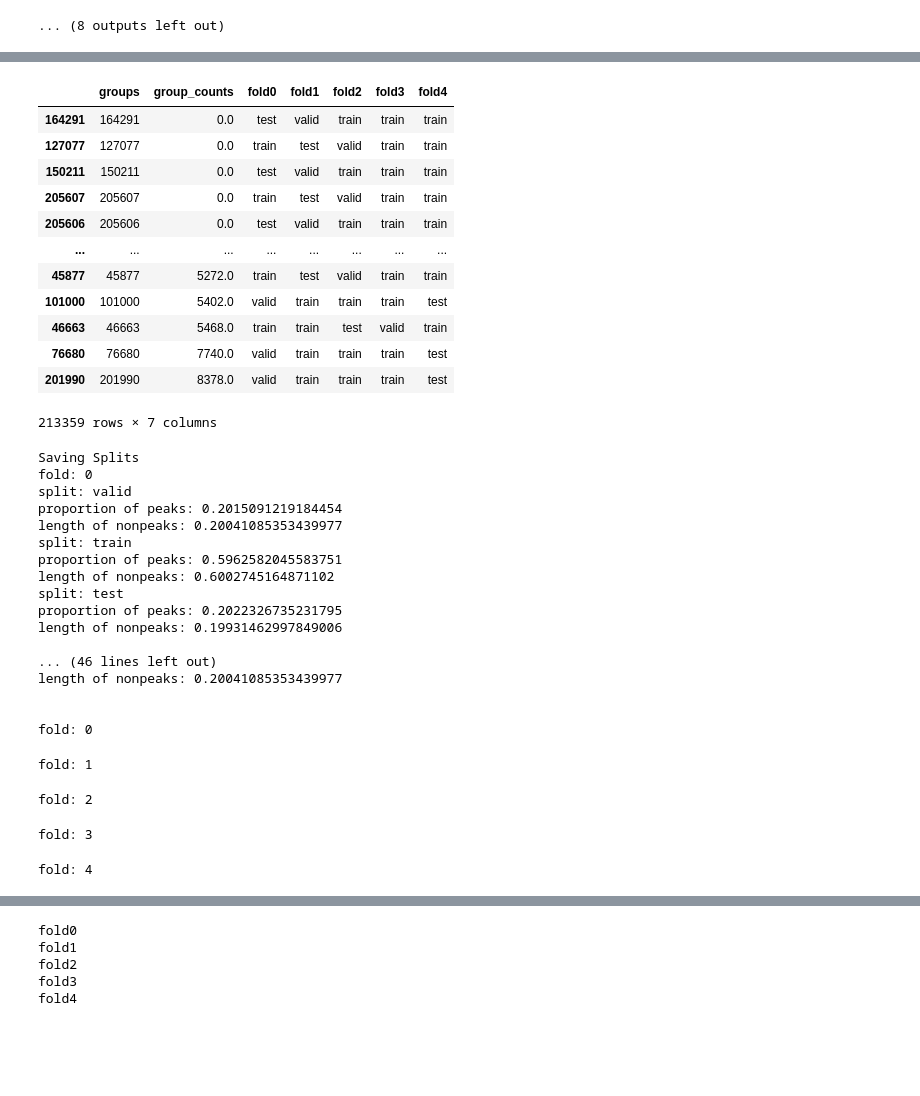
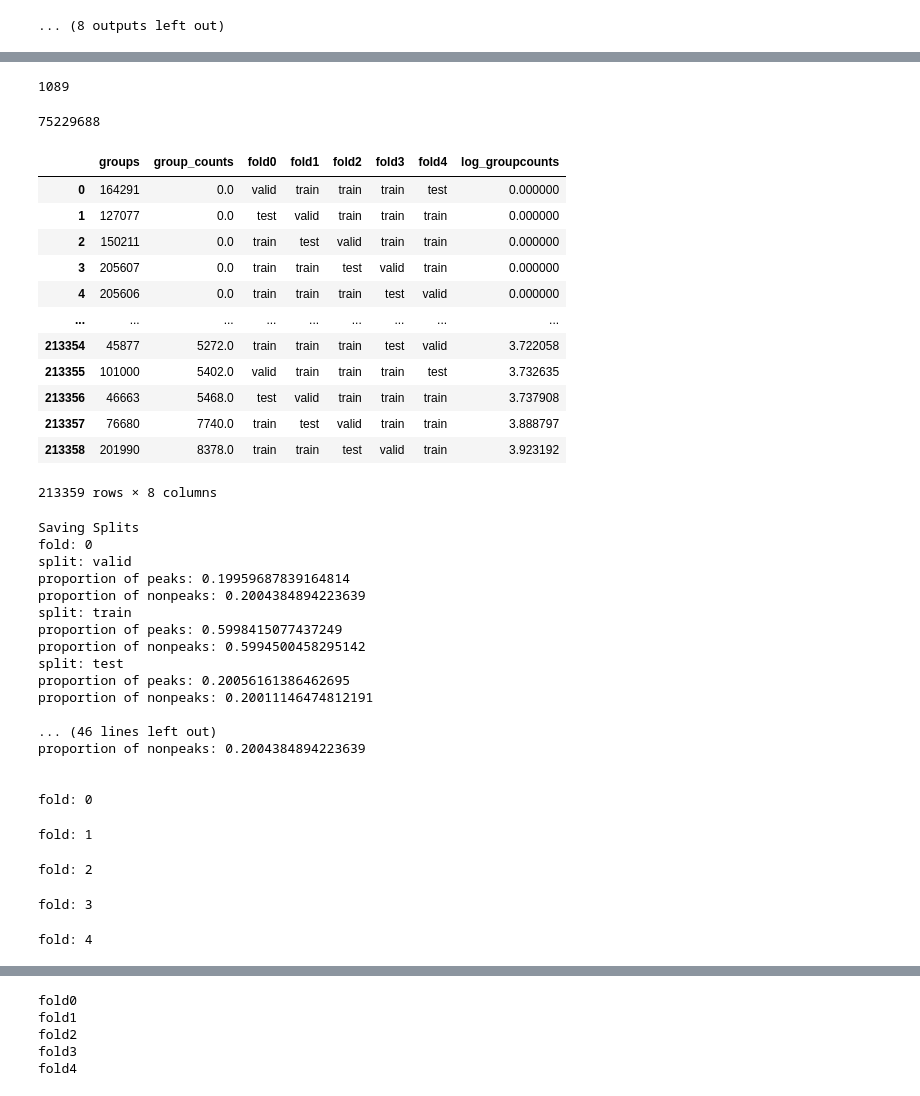
Before and after one commit to viramalingam/tf-atlas-pipeline, a Jupyter notebook: anvil/modeling/peak_wise_training_splits.ipynb, the cells around one changed output, grey strips where cells are left out. Drawn from its saved outputs; the diff is of its cells as text; code cells hidden in the pictures; blank space fills up the shorter version.

Commit message:
v1.6.4; bugfix; fixed the bug in the create_peak_wise_splits py file; it was not reseting the index, so the sorting by counts in not really working

```diff
--- a/anvil/modeling/peak_wise_training_splits.ipynb
+++ b/anvil/modeling/peak_wise_training_splits.ipynb
@@ -70,7 +70,7 @@ for group in group_dict:
         sum += labels
     group_counts.append(sum)
 group_df = pd.DataFrame({'groups': groups, 'group_counts': group_counts})
-group_df.sort_values(by='group_counts', inplace=True)
+group_df = group_df.sort_values(by='group_counts').reset_index(drop=True)
 # %% [output]
 Creating Splits
 # %%
@@ -134,3 +164,9 @@ fold: 2
+# %%
+75229688-75228599
+75229536+152
+# %% [output]
+1089
+75229688
 # %%
 # group_fold_dict = {}
 # for fold in range(number_of_folds):
@@ -168,63 +204,75 @@ output_path ="."
 print("Saving Splits")
 for fold in range(number_of_folds):
     print("fold:",fold)
     for split in ['valid','train','test']:
         temp_lst = [group_dict.get(key) for key in group_df['groups'][group_df[f"fold{fold}"]==split]]
         peak_indices = [i['ind'] for b in map(lambda x:[x] if not isinstance(x, list) else x, temp_lst) for i in b if i['region']=='peak']
         nonpeak_indices = [i['ind'] for b in map(lambda x:[x] if not isinstance(x, list) else x, temp_lst) for i in b if i['region']=='nonpeak']
         print("split:",split)
         print("proportion of peaks:",len(peak_indices)/len(peak_regions_df))
-        print("length of nonpeaks:",len(nonpeak_indices)/len(nonpeak_regions_df))
+        print("proportion of nonpeaks:",len(nonpeak_indices)/len(nonpeak_regions_df))
 
         # f = open(f"{output_path}/loci_{split}_indices_fold{fold}.txt", "w")
         # for items in peak_indices:
         #     f.writelines(str(items)+'\n')
         # f.close()
         # f = open(f"{output_path}/background_{split}_indices_fold{fold}.txt", "w")
         # for items in nonpeak_indices:
         #     f.writelines(str(items)+'\n')
         # f.close()
-        # nonpeak_regions_df.iloc[nonpeak_indices,0:10].to_csv(f"{output_path}/background_peaks_{split}_fold{fold}.bed",sep="\t",header=False,index=False)
-        # peak_regions_df.iloc[peak_indices,0:10].to_csv(f"{output_path}/peaks_{split}_fold{fold}.bed",sep="\t",header=False,index=False)
+        nonpeak_regions_slice_df = nonpeak_regions_df.iloc[nonpeak_indices,0:10]
+        nonpeak_regions_slice_df['pos']=nonpeak_regions_slice_df['start']+nonpeak_regions_slice_df['summit']
+        nonpeak_regions_slice_df['start']=nonpeak_regions_slice_df['pos']- int(inputlen//2) - int(max_jitter)
+        nonpeak_regions_slice_df['end']=nonpeak_regions_slice_df['pos']+ int(inputlen//2) + int(max_jitter)
+        nonpeak_regions_slice_df = nonpeak_regions_slice_df[nonpeak_regions_slice_df['start']>=0]
+
+        peak_regions_slice_df = peak_regions_df.iloc[peak_indices,0:10]
+        peak_regions_slice_df['pos']=peak_regions_slice_df['start']+peak_regions_slice_df['summit']
+        peak_regions_slice_df['start']=peak_regions_slice_df['pos']- int(inputlen//2) - int(max_jitter)
+        peak_regions_slice_df['end']=peak_regions_slice_df['pos']+ int(inputlen//2) + int(max_jitter)
+        peak_regions_slice_df = peak_regions_slice_df[peak_regions_slice_df['start']>=0]
+
+        nonpeak_regions_slice_df.iloc[:,0:10].to_csv(f"{output_path}/background_peaks_{split}_fold{fold}.bed",sep="\t",header=False,index=False)
+        peak_regions_slice_df.iloc[:,0:10].to_csv(f"{output_path}/peaks_{split}_fold{fold}.bed",sep="\t",header=False,index=False)
     print("\n")
 
 from plotnine import *
 group_df["log_groupcounts"]=np.log10(group_df["group_counts"]+1)
 for fold in range(number_of_folds):
     print("fold:",fold)
     plot = (ggplot(group_df,aes("log_groupcounts",color=f"fold{fold}"))
                     +stat_ecdf()
                     +theme_classic()
            )
     plot.save(f'fold{fold}_counts_histogram_plot.png')
 # %% [output]
-|  | groups | group_counts | fold0 | fold1 | fold2 | fold3 | fold4 |
-| 164291 | 164291 | 0.0 | test | valid | train | train | train |
-| 127077 | 127077 | 0.0 | train | test | valid | train | train |
-| 150211 | 150211 | 0.0 | test | valid | train | train | train |
-| 205607 | 205607 | 0.0 | train | test | valid | train | train |
-| 205606 | 205606 | 0.0 | test | valid | train | train | train |
-| ... | ... | ... | ... | ... | ... | ... | ... |
-| 45877 | 45877 | 5272.0 | train | test | valid | train | train |
-| 101000 | 101000 | 5402.0 | valid | train | train | train | test |
-| 46663 | 46663 | 5468.0 | train | train | test | valid | train |
-| 76680 | 76680 | 7740.0 | valid | train | train | train | test |
-| 201990 | 201990 | 8378.0 | valid | train | train | train | test |
+|  | groups | group_counts | fold0 | fold1 | fold2 | fold3 | fold4 | log_groupcounts |
+| 0 | 164291 | 0.0 | valid | train | train | train | test | 0.000000 |
+| 1 | 127077 | 0.0 | test | valid | train | train | train | 0.000000 |
+| 2 | 150211 | 0.0 | train | test | valid | train | train | 0.000000 |
+| 3 | 205607 | 0.0 | train | train | test | valid | train | 0.000000 |
+| 4 | 205606 | 0.0 | train | train | train | test | valid | 0.000000 |
+| ... | ... | ... | ... | ... | ... | ... | ... | ... |
+| 213354 | 45877 | 5272.0 | train | train | train | test | valid | 3.722058 |
+| 213355 | 101000 | 5402.0 | valid | train | train | train | test | 3.732635 |
+| 213356 | 46663 | 5468.0 | test | valid | train | train | train | 3.737908 |
+| 213357 | 76680 | 7740.0 | train | test | valid | train | train | 3.888797 |
+| 213358 | 201990 | 8378.0 | train | train | test | valid | train | 3.923192 |
-213359 rows × 7 columns
+213359 rows × 8 columns
 Saving Splits
 fold: 0
 split: valid
-proportion of peaks: 0.2015091219184454
-length of nonpeaks: 0.20041085353439977
+proportion of peaks: 0.19959687839164814
+proportion of nonpeaks: 0.2004384894223639
 split: train
-proportion of peaks: 0.5962582045583751
-length of nonpeaks: 0.6002745164871102
+proportion of peaks: 0.5998415077437249
+proportion of nonpeaks: 0.5994500458295142
 split: test
-proportion of peaks: 0.2022326735231795
-length of nonpeaks: 0.19931462997849006
+proportion of peaks: 0.20056161386462695
+proportion of nonpeaks: 0.20011146474812191
 
 ... (46 lines left out)
-length of nonpeaks: 0.20041085353439977
+proportion of nonpeaks: 0.2004384894223639
 
 
 fold: 0
```
Also changed, not shown: parts of 8 cells of this notebook, 2 other files.
